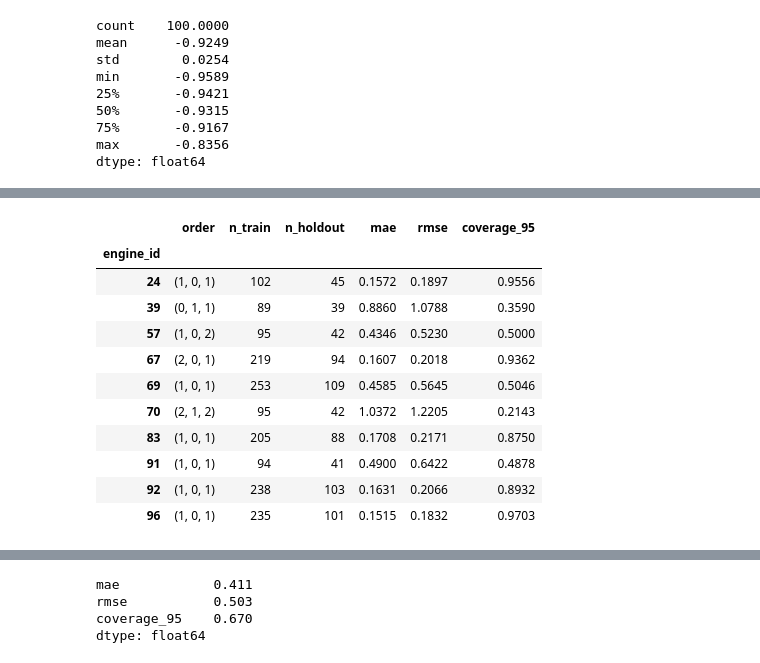
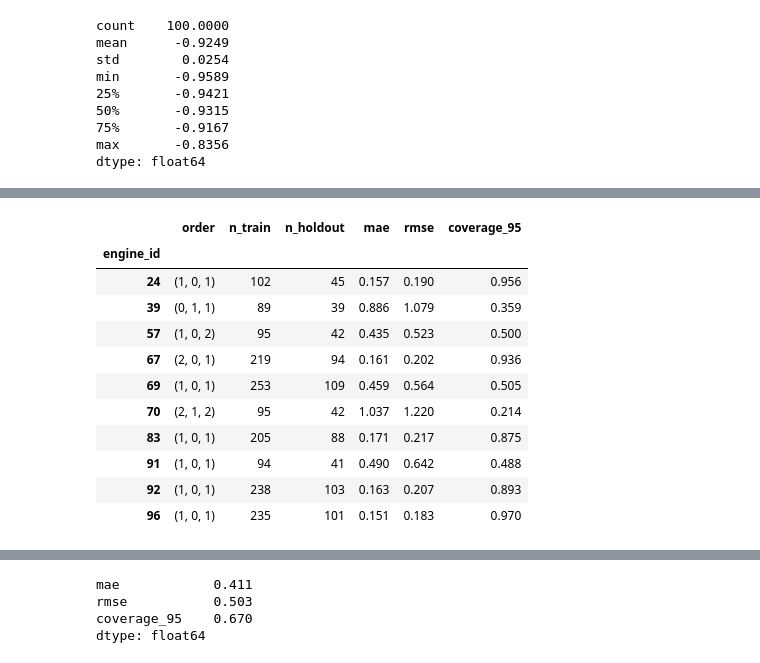
Before and after one commit to ti014/tinasa-cmapss-rul-prediction, a Jupyter notebook: notebooks/04_fd001_health_index_arima.ipynb, the cells around one changed output, grey strips where cells are left out. Cells and saved outputs as stored; diff of their text form; code cells hidden in the pictures.

```diff
--- a/notebooks/04_fd001_health_index_arima.ipynb
+++ b/notebooks/04_fd001_health_index_arima.ipynb
@@ -52,0 +33,14 @@ hạng) giữa cycle và Health Index cho từng động cơ; ρ gần −1 ngh
+# %%
+from cmapss.data.readers import read_observations
+from cmapss.timeseries.health_index import fit_health_index, select_validation_engines
+
+%matplotlib inline
+
+RAW_PATH = ROOT / "data/raw/train_FD001.txt"
+FOLD_PATH = ROOT / "outputs/modeling/tables/fold_assignments.csv"
+train = read_observations(RAW_PATH, split="train")
+folds = pd.read_csv(FOLD_PATH)
+selected = select_validation_engines(train, folds, n_engines=10)
+fit_ids = sorted(set(train.engine_id) - set(selected.engine_id))
+assert len(fit_ids) == 90 and set(fit_ids).isdisjoint(selected.engine_id)
+selected[["engine_id", "fold", "n_cycles"]]
@@ -52,0 +64,8 @@ hạng) giữa cycle và Health Index cho từng động cơ; ρ gần −1 ngh
+# %%
+fitted_hi = fit_health_index(train, fit_engine_ids=fit_ids)
+health_index = fitted_hi.health_index
+history = health_index.query("engine_id == 39").sort_values("cycle")
+cut = int(np.floor(len(history) * 0.7))
+assert 39 not in fitted_hi.fit_engine_ids
+history.loc[history.cycle.isin([1, cut, cut + 1, len(history)]),
+            ["engine_id", "cycle", "health_index"]]
@@ -95,16 +144,31 @@ Ngoài MAE và RMSE, coverage là tỷ lệ điểm holdout rơi vào khoảng d
+# %%
+from cmapss.timeseries.arima import fit_engine_arima
+
+forecast_rows, metric_rows, diagnostic_rows = [], [], []
+for row in selected.itertuples(index=False):
+    series = health_index.loc[health_index.engine_id.eq(row.engine_id), ["cycle", "health_index"]]
+    forecast, scores, diagnostic = fit_engine_arima(
+        series, split="train", engine_id=row.engine_id, fold=row.fold, train_fraction=0.7,
+    )
+    forecast_rows.append(forecast)
+    metric_rows.append(scores)
+    diagnostic_rows.append(diagnostic)
+forecasts = pd.concat(forecast_rows, ignore_index=True)
+forecast_metrics = pd.DataFrame(metric_rows)
+diagnostics = pd.DataFrame(diagnostic_rows)
 # %%
 arima = forecast_metrics.set_index("engine_id").sort_index()
-arima[["order", "n_train", "n_holdout", "mae", "rmse", "coverage_95"]]
+arima[["order", "n_train", "n_holdout", "mae", "rmse", "coverage_95"]].round(3)
 # %% [output]
 |  | order | n_train | n_holdout | mae | rmse | coverage_95 |
 | engine_id |  |  |  |  |  |  |
-| 24 | (1, 0, 1) | 102 | 45 | 0.1572 | 0.1897 | 0.9556 |
-| 39 | (0, 1, 1) | 89 | 39 | 0.8860 | 1.0788 | 0.3590 |
-| 57 | (1, 0, 2) | 95 | 42 | 0.4346 | 0.5230 | 0.5000 |
-| 67 | (2, 0, 1) | 219 | 94 | 0.1607 | 0.2018 | 0.9362 |
-| 69 | (1, 0, 1) | 253 | 109 | 0.4585 | 0.5645 | 0.5046 |
-| 70 | (2, 1, 2) | 95 | 42 | 1.0372 | 1.2205 | 0.2143 |
-| 83 | (1, 0, 1) | 205 | 88 | 0.1708 | 0.2171 | 0.8750 |
-| 91 | (1, 0, 1) | 94 | 41 | 0.4900 | 0.6422 | 0.4878 |
-| 92 | (1, 0, 1) | 238 | 103 | 0.1631 | 0.2066 | 0.8932 |
-| 96 | (1, 0, 1) | 235 | 101 | 0.1515 | 0.1832 | 0.9703 |
+| 24 | (1, 0, 1) | 102 | 45 | 0.157 | 0.190 | 0.956 |
+| 39 | (0, 1, 1) | 89 | 39 | 0.886 | 1.079 | 0.359 |
+| 57 | (1, 0, 2) | 95 | 42 | 0.435 | 0.523 | 0.500 |
+| 67 | (2, 0, 1) | 219 | 94 | 0.161 | 0.202 | 0.936 |
+| 69 | (1, 0, 1) | 253 | 109 | 0.459 | 0.564 | 0.505 |
+| 70 | (2, 1, 2) | 95 | 42 | 1.037 | 1.220 | 0.214 |
+| 83 | (1, 0, 1) | 205 | 88 | 0.171 | 0.217 | 0.875 |
+| 91 | (1, 0, 1) | 94 | 41 | 0.490 | 0.642 | 0.488 |
+| 92 | (1, 0, 1) | 238 | 103 | 0.163 | 0.207 | 0.893 |
+| 96 | (1, 0, 1) | 235 | 101 | 0.151 | 0.183 | 0.970 |
```
Also changed, not shown: parts of 37 cells of this notebook, 9 other files.
